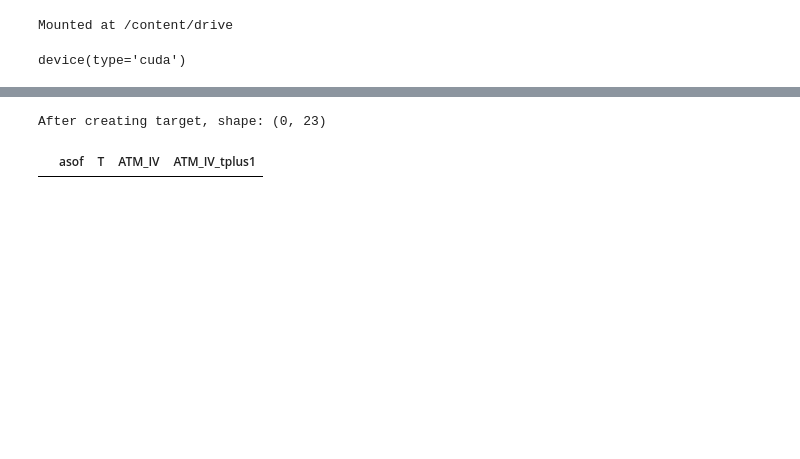
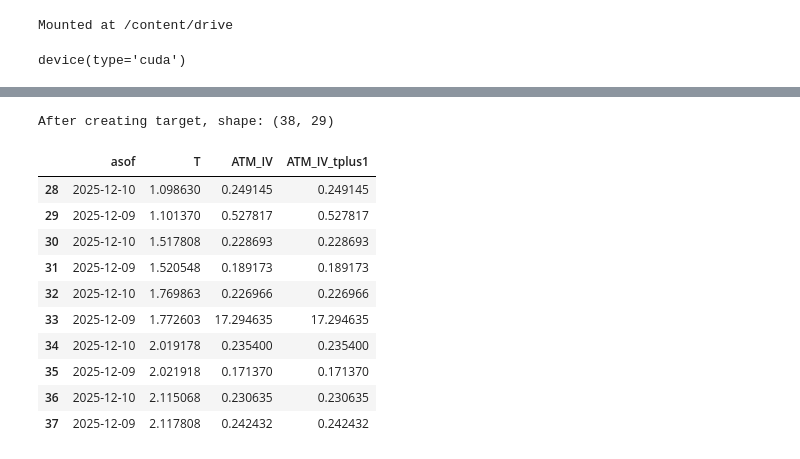
Before and after one commit to AlexMilekhin/Volatility-Surface-Modelling-ML-Forecasting, a Jupyter notebook: ML_forecasting.ipynb, the cells around one changed output, grey strips where cells are left out. Drawn from its saved outputs; the diff is of its cells as text; code cells hidden in the pictures; blank space fills up the shorter version.

```diff
--- a/ML_forecasting.ipynb
+++ b/ML_forecasting.ipynb
@@ -142,17 +249,27 @@ Merged shape: (12, 22)
 # %%
 df = df.sort_values(['T', 'asof']).reset_index(drop=True)
 
 # Shift ATM_IV one day ahead within each tenor
 df['ATM_IV_tplus1'] = df.groupby('T')['ATM_IV'].shift(-1)
 
-# Drop rows where we don't have next-day target
-df = df.dropna(subset=['ATM_IV_tplus1']).reset_index(drop=True)
+missing_mask = df['ATM_IV_tplus1'].isna()
+df.loc[missing_mask, 'ATM_IV_tplus1'] = df.loc[missing_mask, 'ATM_IV']
 
 print("After creating target, shape:", df.shape)
-df[['asof', 'T', 'ATM_IV', 'ATM_IV_tplus1']].head(10)
+df[['asof', 'T', 'ATM_IV', 'ATM_IV_tplus1']].tail(10)
 # %% [output]
-After creating target, shape: (0, 23)
+After creating target, shape: (38, 29)
 |  | asof | T | ATM_IV | ATM_IV_tplus1 |
+| 28 | 2025-12-10 | 1.098630 | 0.249145 | 0.249145 |
+| 29 | 2025-12-09 | 1.101370 | 0.527817 | 0.527817 |
+| 30 | 2025-12-10 | 1.517808 | 0.228693 | 0.228693 |
+| 31 | 2025-12-09 | 1.520548 | 0.189173 | 0.189173 |
+| 32 | 2025-12-10 | 1.769863 | 0.226966 | 0.226966 |
+| 33 | 2025-12-09 | 1.772603 | 17.294635 | 17.294635 |
+| 34 | 2025-12-10 | 2.019178 | 0.235400 | 0.235400 |
+| 35 | 2025-12-09 | 2.021918 | 0.171370 | 0.171370 |
+| 36 | 2025-12-10 | 2.115068 | 0.230635 | 0.230635 |
+| 37 | 2025-12-09 | 2.117808 | 0.242432 | 0.242432 |
 # %%
 feature_cols = [
     'T',
```
Also changed, not shown: parts of 12 cells of this notebook.
